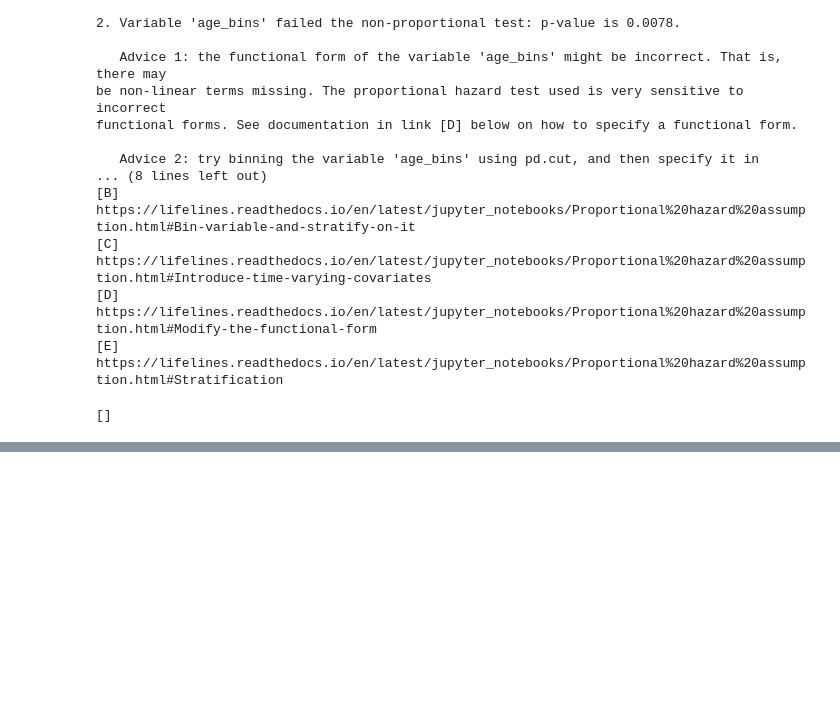
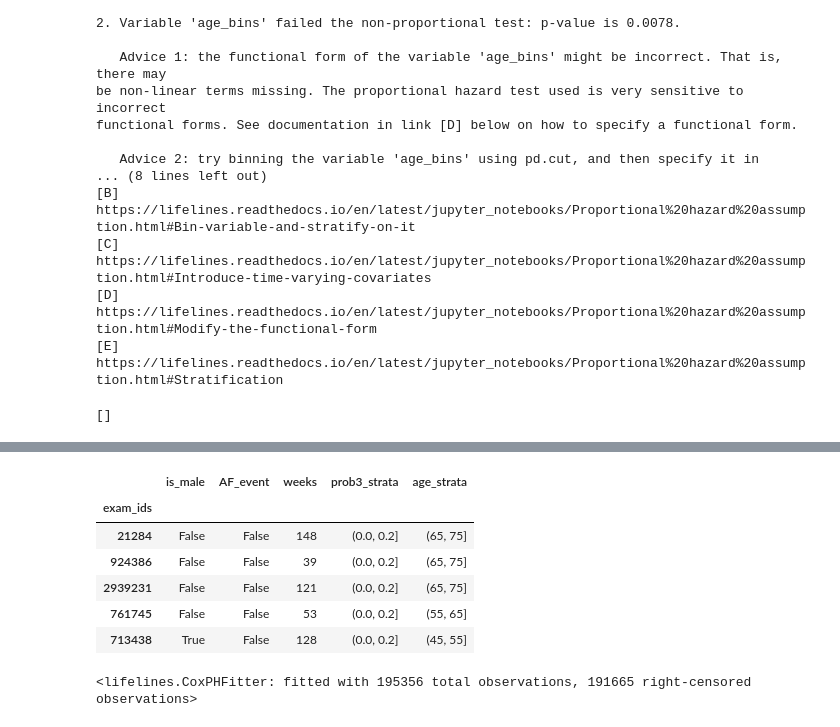
Before and after one commit to mygithth27/af-risk-prediction-by-ecg-dnn, a Jupyter notebook: survival_model.ipynb, the cells around one changed output, grey strips where cells are left out. Drawn from its saved outputs; the diff is of its cells as text; code cells hidden in the pictures; blank space fills up the shorter version.

```diff
--- a/survival_model.ipynb
+++ b/survival_model.ipynb
@@ -527,0 +484,19 @@ values = np.sort(sa_df2['prob3_bins'].unique())
+# %%
+# drop the orignal, redundant, 'age' and 'class3_prob' columns
+sa_df3 = sa_df3.drop(['class3_prob', 'age'], axis=1)
+sa_df3.head()
+# %% [output]
+|  | is_male | AF_event | weeks | prob3_strata | age_strata |
+| exam_ids |  |  |  |  |  |
+| 21284 | False | False | 148 | (0.0, 0.2] | (65, 75] |
+| 924386 | False | False | 39 | (0.0, 0.2] | (65, 75] |
+| 2939231 | False | False | 121 | (0.0, 0.2] | (65, 75] |
+| 761745 | False | False | 53 | (0.0, 0.2] | (55, 65] |
+| 713438 | True | False | 128 | (0.0, 0.2] | (45, 55] |
+# %%
+# Training the model with stratification
+
+cph_three = CoxPHFitter()
+cph_three.fit(sa_df3, duration_col='weeks', event_col='AF_event', strata=['prob3_strata','age_strata'])
+# %% [output]
+<lifelines.CoxPHFitter: fitted with 195356 total observations, 191665 right-censored observations>
```
Also changed, not shown: parts of 25 cells of this notebook.
